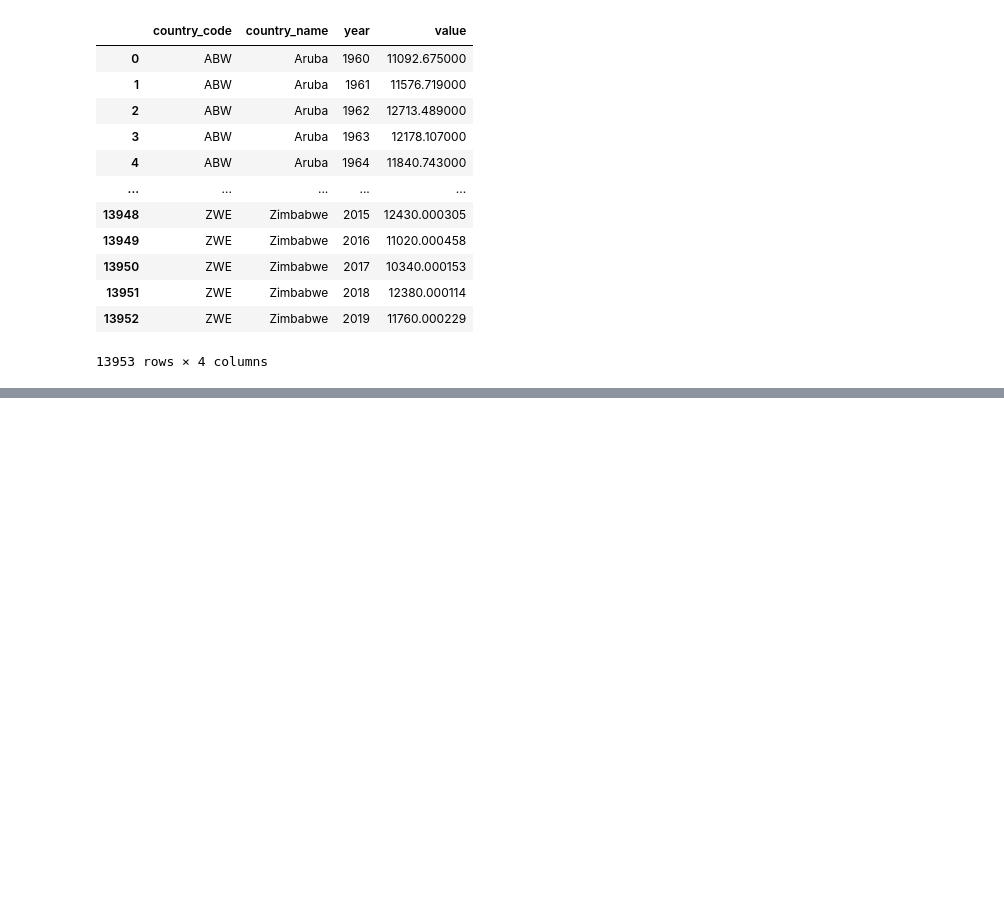
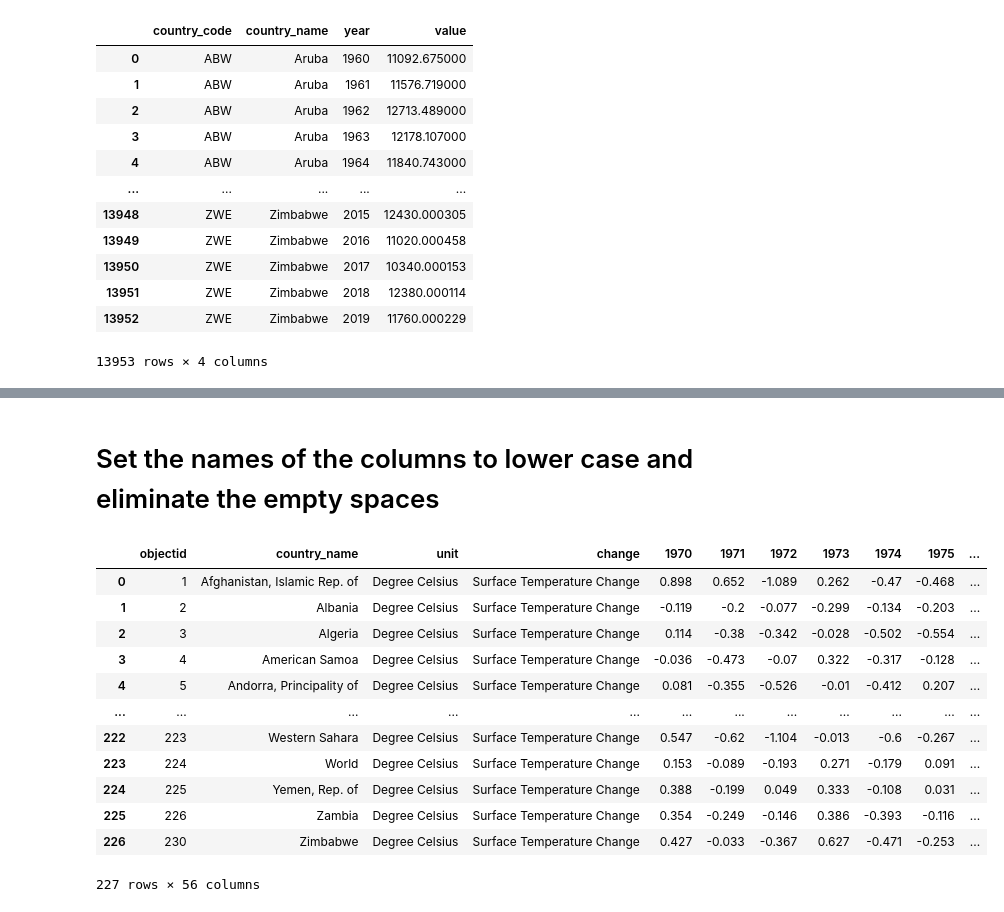
Before and after one commit to MichelleWegner/Co2.Emissions, a Jupyter notebook: Data_cleaning/Data_Cleaning.ipynb, the cells around one changed output, grey strips where cells are left out. Saved outputs shown, nothing was run; the diff lists cells and outputs as text; code cells hidden in the pictures; blank space fills up the shorter version.

Commit message:
data temp cleaned

```diff
--- a/Data_cleaning/Data_Cleaning.ipynb
+++ b/Data_cleaning/Data_Cleaning.ipynb
@@ -38,0 +83,4 @@ df_emisions
+# %%
+df_temp.fillna("Unknown", inplace = True)
+#df_temp.ffill("Unknown")
+df_temp.isna().any()
@@ -38,0 +105,25 @@ df_emisions
+# %% [markdown]
+# Set the names of the columns to lower case and eliminate the empty spaces
+# %%
+def column_names(df_name):
+    import pandas as pd
+new_column_names = [column.strip().lower().replace(" ", "_") for column in df_temp.columns]
+df_temp.columns = new_column_names
+# %%
+df_temp.column = column_names(df_temp)
+# %%
+df_temp
+# %% [output]
+|  | objectid | country_name | unit | change | 1970 | 1971 | 1972 | 1973 | 1974 | 1975 | ... |
+| 0 | 1 | Afghanistan, Islamic Rep. of | Degree Celsius | Surface Temperature Change | 0.898 | 0.652 | -1.089 | 0.262 | -0.47 | -0.468 | ... |
+| 1 | 2 | Albania | Degree Celsius | Surface Temperature Change | -0.119 | -0.2 | -0.077 | -0.299 | -0.134 | -0.203 | ... |
+| 2 | 3 | Algeria | Degree Celsius | Surface Temperature Change | 0.114 | -0.38 | -0.342 | -0.028 | -0.502 | -0.554 | ... |
+| 3 | 4 | American Samoa | Degree Celsius | Surface Temperature Change | -0.036 | -0.473 | -0.07 | 0.322 | -0.317 | -0.128 | ... |
+| 4 | 5 | Andorra, Principality of | Degree Celsius | Surface Temperature Change | 0.081 | -0.355 | -0.526 | -0.01 | -0.412 | 0.207 | ... |
+| ... | ... | ... | ... | ... | ... | ... | ... | ... | ... | ... | ... |
+| 222 | 223 | Western Sahara | Degree Celsius | Surface Temperature Change | 0.547 | -0.62 | -1.104 | -0.013 | -0.6 | -0.267 | ... |
+| 223 | 224 | World | Degree Celsius | Surface Temperature Change | 0.153 | -0.089 | -0.193 | 0.271 | -0.179 | 0.091 | ... |
+| 224 | 225 | Yemen, Rep. of | Degree Celsius | Surface Temperature Change | 0.388 | -0.199 | 0.049 | 0.333 | -0.108 | 0.031 | ... |
+| 225 | 226 | Zambia | Degree Celsius | Surface Temperature Change | 0.354 | -0.249 | -0.146 | 0.386 | -0.393 | -0.116 | ... |
+| 226 | 230 | Zimbabwe | Degree Celsius | Surface Temperature Change | 0.427 | -0.033 | -0.367 | 0.627 | -0.471 | -0.253 | ... |
+227 rows × 56 columns
```
Also changed, not shown: parts of 21 cells of this notebook, 1 other file.
